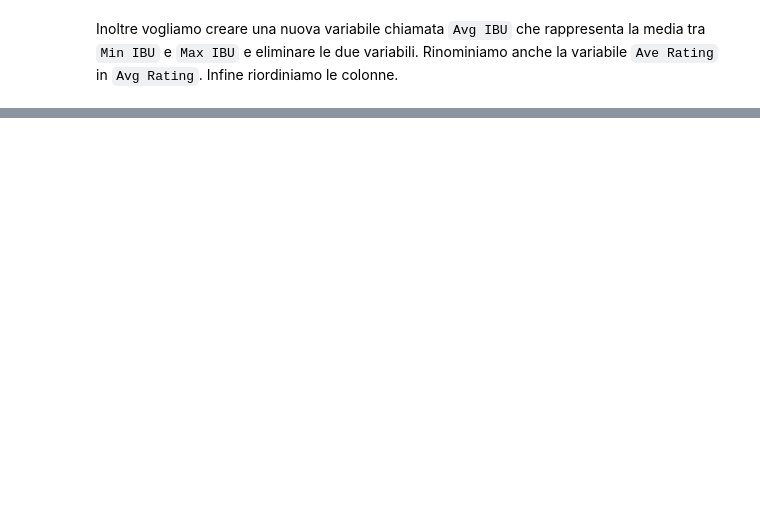
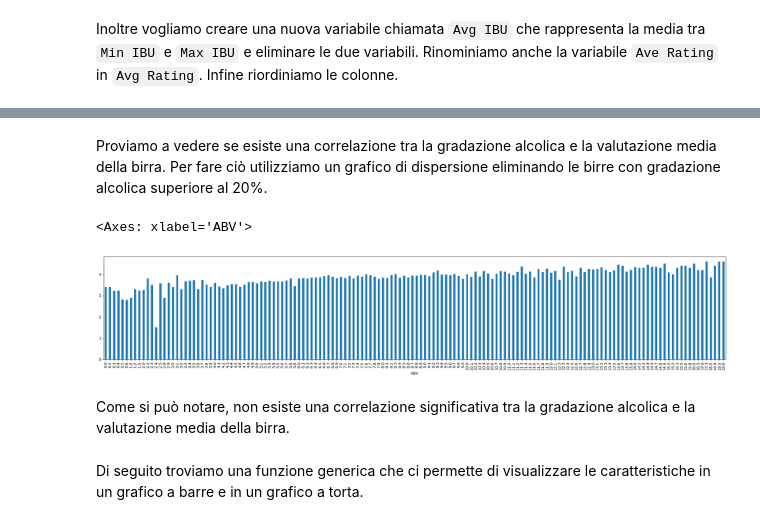
Before and after one commit to ThePaglia/Beer-Recommendator, a Jupyter notebook: BeerWizard.ipynb, the cells around one changed output, grey strips where cells are left out. Cells and saved outputs as stored; diff of their text form; code cells hidden in the pictures; blank space fills up the shorter version.

```diff
--- a/BeerWizard.ipynb
+++ b/BeerWizard.ipynb
@@ -89,0 +204,15 @@ TODO: aggiungere descrizione del dataset
+# %%
+beer = beer[beer["ABV"] < 20]
+# %% [markdown]
+Proviamo a vedere se esiste una correlazione tra la gradazione alcolica e la valutazione media della birra.
+Per fare ciò utilizziamo un grafico di dispersione eliminando le birre con gradazione alcolica superiore al 20%.
+# %%
+beer = beer.round(1)
+beer.groupby("ABV")["Avg Rating"].mean().plot.bar(figsize=(30, 5))
+# %% [output]
+<Axes: xlabel='ABV'>
+[figure, added]
+# %% [markdown]
+Come si può notare, non esiste una correlazione significativa tra la gradazione alcolica e la valutazione media della birra.
+# %% [markdown]
+Di seguito troviamo una funzione generica che ci permette di visualizzare le caratteristiche in un grafico a barre e in un grafico a torta.
```
Also changed, not shown: parts of 38 cells of this notebook.
